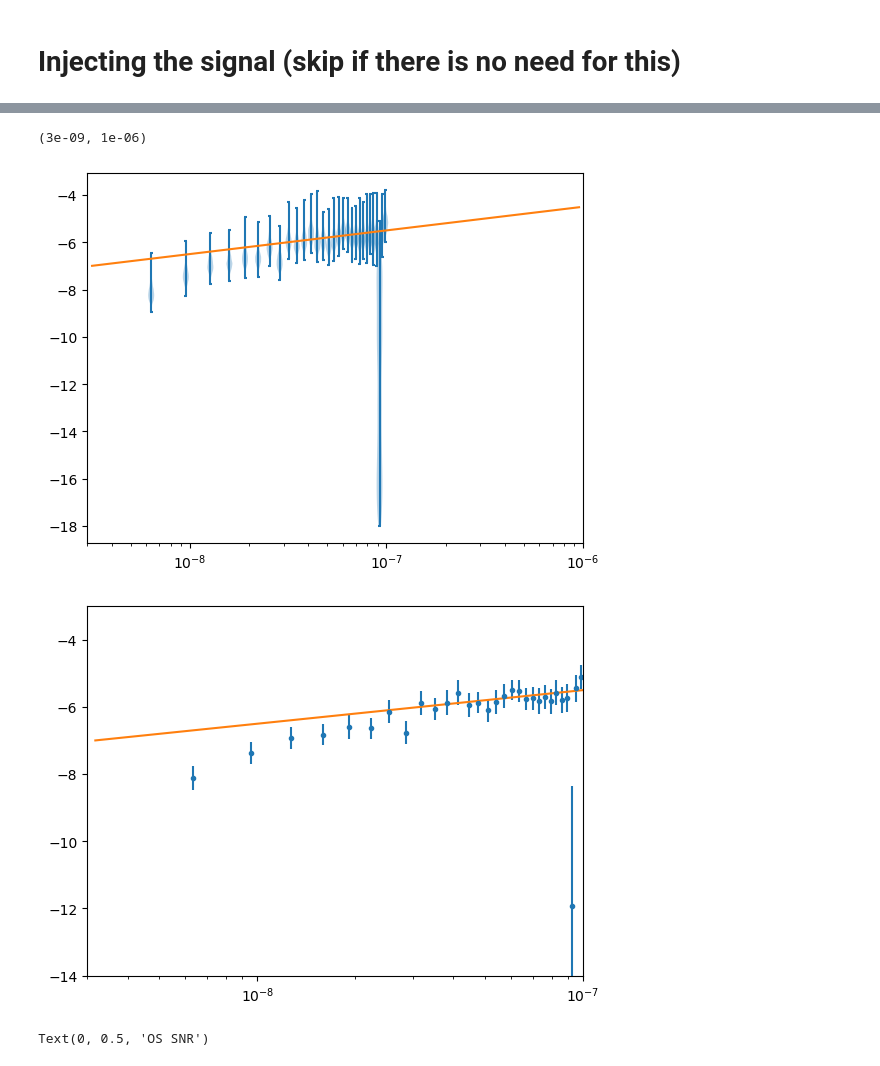
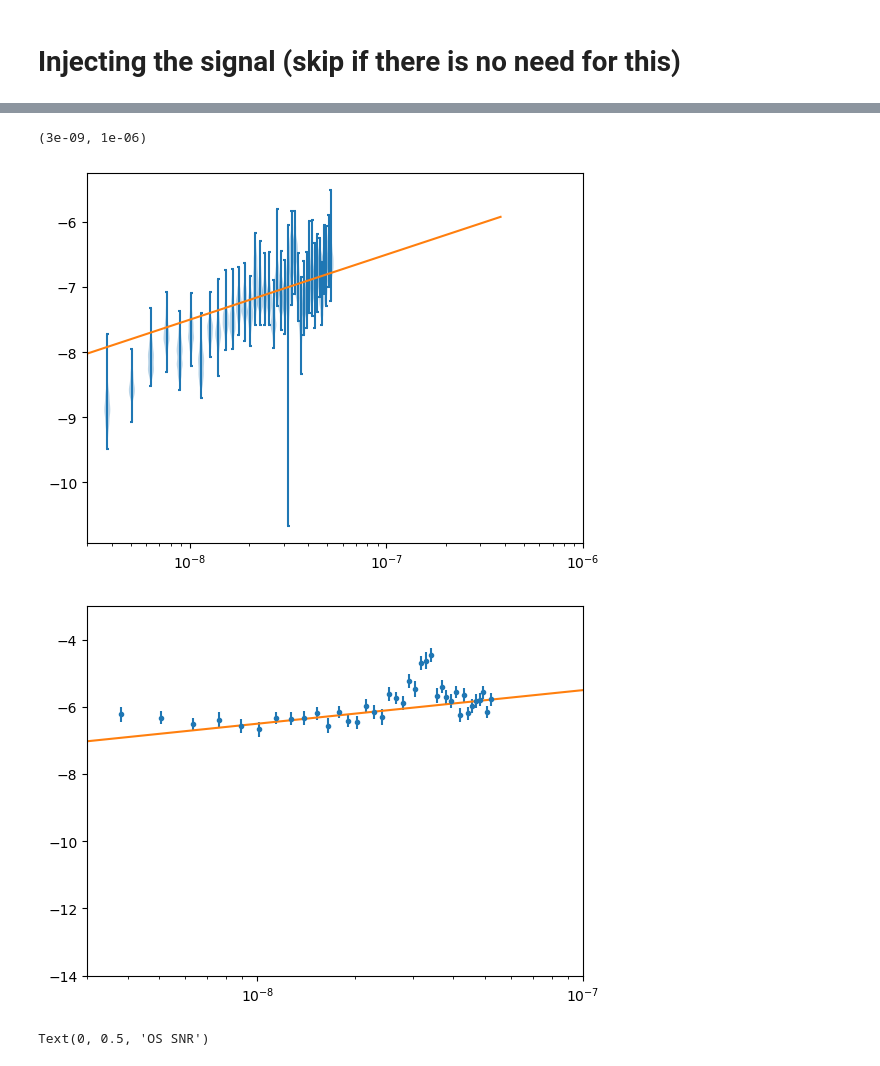
Before and after one commit to natazipper/free_spectrum_timing, a Jupyter notebook: free_spec.ipynb, the cells around one changed output, grey strips where cells are left out. Drawn from its saved outputs; the diff is of its cells as text; code cells hidden in the pictures.

```diff
--- a/free_spec.ipynb
+++ b/free_spec.ipynb
@@ -294,7 +294,7 @@ howml = 10
 for ii in range(0,Npsr):
 
     # years of observations>
-    psr = LT.fakepulsar(parfile=parfiles[ii], obstimes=np.arange(53000,53000+10*365.25,28.), toaerr=0.01)
+    psr = LT.fakepulsar(parfile=parfiles[ii], obstimes=np.arange(53000,53000+25*365.25,28.), toaerr=0.01)
 
     # We now remove the computed residuals from the TOAs, obtaining (in effect) a perfect realization of the deterministic timing model. The pulsar parameters will have changed somewhat, so `make_ideal` calls `fit()` on the pulsar object.
     LT.make_ideal(psr)
@@ -314,7 +314,7 @@ r = 10**(-13.1)
 nt = 2.4
 fstar = 7.7*1e-17
 freq = createFreq(psrs, howml=howml)
-spec = 1e-7 * (freq/const.fyr)*10
+spec = 1e-8 * (freq/const.fyr)*10
 #spec = 8e-16*(r/0.032)*(freq/fstar)**nt
 
 #spec = 1e-50*np.ones(len(freq))
@@ -329,7 +329,6 @@ print(psrs[0].residuals)
 
 for Psr in psrs:
 
-    Psr.fit()
     Psr.savepar("epta_sim_1/" + Psr.name + '.par')
     Psr.savetim("epta_sim_1/" + Psr.name + '.tim')
     T.purgetim("epta_sim_1/" + Psr.name + '.tim')
@@ -381,6 +363,6 @@ timfiles = sorted(glob.glob('epta_sim_1/*.tim'))
 psrs = []
 ephemeris = None
 for p, t in zip(parfiles, timfiles):
-    psr = Pulsar(p, t, ephem=ephemeris)
+    psr = Pulsar(p, t)
     psrs.append(psr)
 # %% [output]
@@ -498,26 +483,26 @@ Run Complete
 # %%
 chainname = 'chain_1'
 chain = np.loadtxt("report_sim/" + chainname + '.txt')
 
 burn = int(0.3*chain.shape[0])
 
 #corner.corner(chain[burn:,-4],
 #                      bins =30,
 #                      plot_datapoints=False, plot_density=True,
 #                      plot_contours=False,fill_contours=False,
 #                      show_titles = True, use_math_text=True, verbose=True)
 
-fs = (np.arange(30) + 2) / Tspan
+fs = (np.arange(40) + 2) / Tspan
 parts = plt.violinplot(
     chain[burn:,:-4], positions=fs, widths=0.07*fs)
 #plt.savefig("single_bin.png")
 #plt.plot(freq, np.log10(spec))
 plt.plot(freq, np.log10(spec))
 plt.xscale("log")
 plt.xlim(3e-9, 1e-6)
 # %% [output]
 (3e-09, 1e-06)
-[figure, old version]
+[figure, new version]
 # %%
 std_lst = np.std(chain[burn:,:-4], axis=0)
 mn_lst = np.mean(chain[burn:,:-4], axis=0)
@@ -528,7 +513,7 @@ plt.xlim(3e-9, 1e-7)
 plt.ylim(-14, -3)
 plt.xscale("log")
 # %% [output]
-[figure, old version]
+[figure, new version]
 # %%
 import optimal_statistic as opt_stat
 
```
Also changed, not shown: parts of 6 cells of this notebook, 19 other files.
